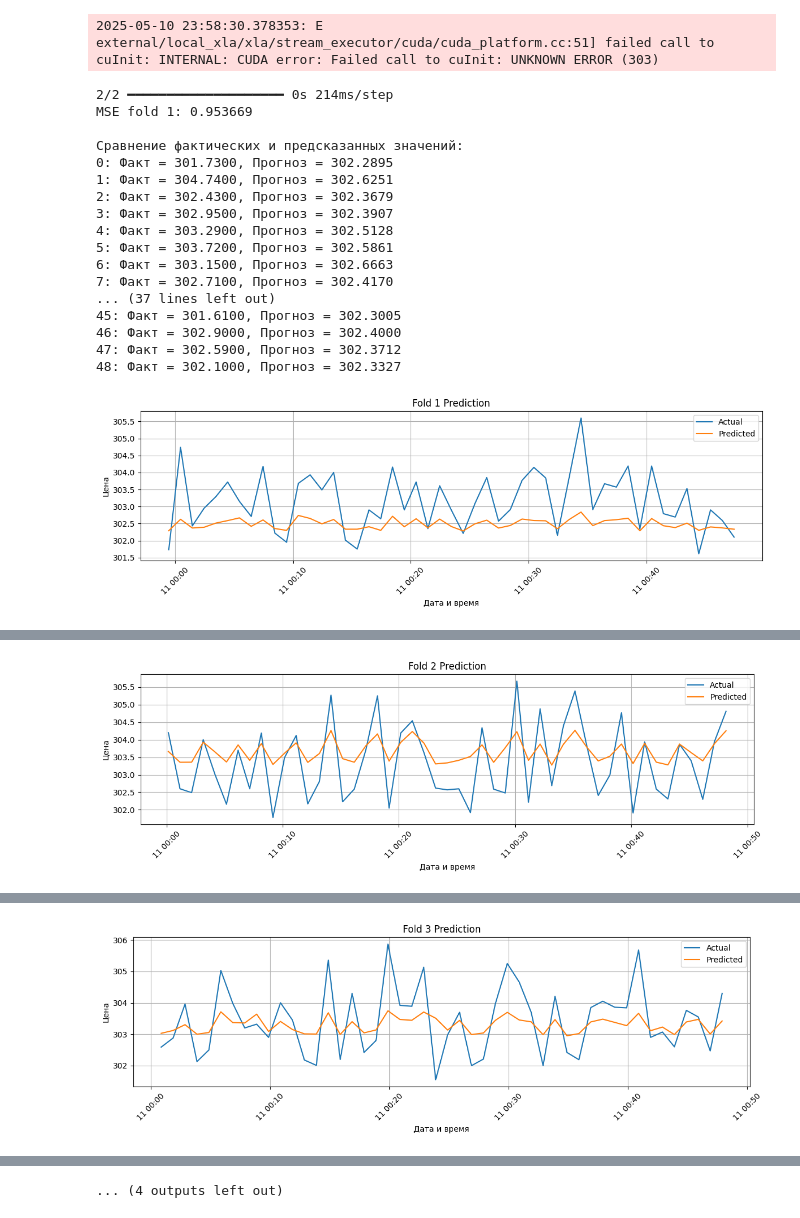
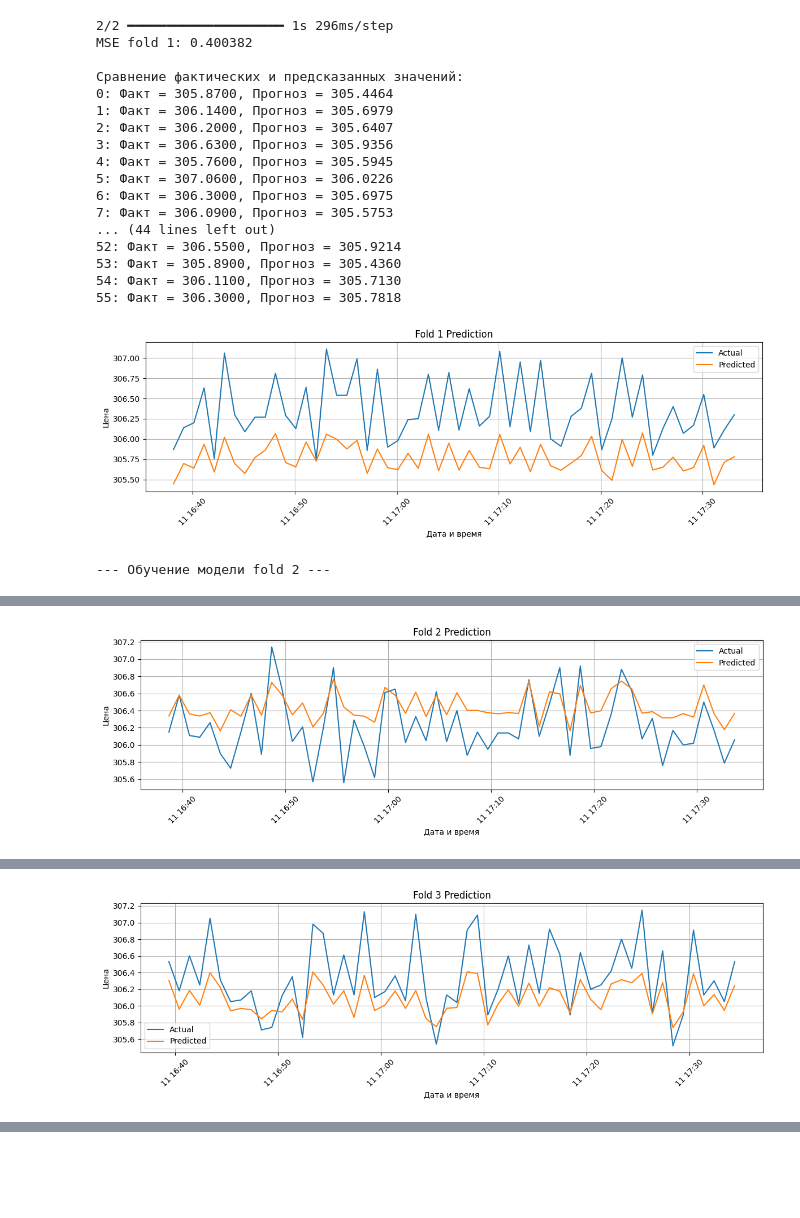
Before and after one commit to TsarevichAlexey/python_neuro_am, a Jupyter notebook: test_validation.ipynb, the cells around one changed output, grey strips where cells are left out. Drawn from its saved outputs; the diff is of its cells as text; code cells hidden in the pictures; blank space fills up the shorter version.

```diff
--- a/test_validation.ipynb
+++ b/test_validation.ipynb
@@ -17,11 +17,12 @@ from tensorflow.keras.callbacks import EarlyStopping
 from tinkoff.invest import Client, CandleInterval, RequestError
 from tinkoff.invest.utils import now, quotation_to_decimal
 
+
 TINKOFF_API_TOKEN = "t.He-UEc5Mfe_E2w9CVSlZsCrqyoFacn52Yut_rwdsK8EclvfaxLlju33-26Z2cW22w0dDKNK0cNpxsyXLSGZv-g"
 
 INSTRUMENT_FIGI = "BBG004730N88"
-DAYS_HISTORY = 10
-CANDLE_TIMEFRAME = CandleInterval.CANDLE_INTERVAL_10_MIN
+DAYS_HISTORY = 1
+CANDLE_TIMEFRAME = CandleInterval.CANDLE_INTERVAL_1_MIN
 N_STEPS_IN = 814
 N_STEPS_OUT = 100
 FEATURE_COLUMN = 'close'
@@ -49,12 +47,14 @@ def prepare_data(df, feature_col):
     values = df[[feature_col]].dropna().values.astype(float)
     return values, df[feature_col]
 # %%
-def split_sequences(data, n_steps_in, n_steps_out):
-    X, y = [], []
+def split_sequences(data, n_steps_in, n_steps_out, timestamps=None):
+    X, y, times = [], [], []
     for i in range(len(data) - n_steps_in - n_steps_out + 1):
         X.append(data[i:i+n_steps_in])
         y.append(data[i+n_steps_in:i+n_steps_in+n_steps_out])
-    return np.array(X), np.array(y)
+        if timestamps is not None:
+            times.append(timestamps[i + n_steps_in])  # метка времени начала прогноза
+    return np.array(X), np.array(y), np.array(times) if timestamps is not None else None
 # %%
 def build_lstm_model(n_steps_in, n_steps_out):
     model = Sequential()
@@ -120,10 +120,9 @@ def cross_validate_lstm(X, y, scaler, n_splits=4):
     print(f"\nВыбрана лучшая модель с MSE: {best_mse:.6f}")
     return best_model
 # %%
-def final_test(model, X_test, y_test, scaler, original_df, window_size):
+def final_test(model, X_test, y_test, scaler, original_df, window_size, times_test):
     preds = model.predict(X_test)
 
-    # Используем только первое значение прогноза (например, следующий момент)
     y_test_1step = y_test[:, 0]
     preds_1step = preds[:, 0]
 
@@ -133,13 +132,13 @@ def final_test(model, X_test, y_test, scaler, original_df, window_size):
     y_test_inv = scaler.inverse_transform(y_test_2d)
     preds_inv = scaler.inverse_transform(preds_2d)
 
-    dates = original_df.index[-len(y_test):][:len(y_test_inv)]
-
     result_df = pd.DataFrame({
-        'datetime': dates,
+        'datetime': times_test,
         'actual_close': y_test_inv.flatten(),
         'predicted_close': preds_inv.flatten()
     }).set_index('datetime')
+
+    result_df = result_df.sort_index()
 
     print("Сравнение фактических и предсказанных значений:")
     print(result_df)
@@ -164,10 +163,12 @@ diff_values, original_prices = prepare_data(df, FEATURE_COLUMN)
 scaler = MinMaxScaler().fit(diff_values)
 scaled = scaler.transform(diff_values)
 
-X_all, y_all = split_sequences(scaled, N_STEPS_IN, N_STEPS_OUT)
+X_all, y_all, all_times = split_sequences(scaled, N_STEPS_IN, N_STEPS_OUT, df.index)
 X_all = X_all.reshape((X_all.shape[0], X_all.shape[1], 1))
 
-X_trainval, X_test, y_trainval, y_test = train_test_split(X_all, y_all, test_size=0.2, shuffle=True, random_state=42)
+X_trainval, X_test, y_trainval, y_test, times_trainval, times_test = train_test_split(
+    X_all, y_all, all_times, test_size=0.2, shuffle=True, random_state=42
+)
 best_model = cross_validate_lstm(X_trainval, y_trainval, scaler, n_splits=4)
 window_size = 30
 final_test(
@@ -176,7 +177,8 @@ final_test(
     y_test,         # правильные ответы (нормализованные)
     scaler,         # объект MinMaxScaler
     df,             # исходный DataFrame с колонками и datetime-индексом
-    window_size    # размер скользящего окна, который ты использовал при генерации X
+    window_size,    # размер скользящего окна, который ты использовал при генерации X
+    times_test
 )
 # %% [output]
 Исходные данные (первые и последние 5 строк):
@@ -195,20 +197,20 @@ time
 --- Обучение модели fold 1 ---
-2025-05-10 23:58:30.378353: E external/local_xla/xla/stream_executor/cuda/cuda_platform.cc:51] failed call to cuInit: INTERNAL: CUDA error: Failed call to cuInit: UNKNOWN ERROR (303)
+2/2 ━━━━━━━━━━━━━━━━━━━━ 1s 296ms/step
+MSE fold 1: 0.400382
+
+Сравнение фактических и предсказанных значений:
+0: Факт = 305.8700, Прогноз = 305.4464
+1: Факт = 306.1400, Прогноз = 305.6979
+2: Факт = 306.2000, Прогноз = 305.6407
+3: Факт = 306.6300, Прогноз = 305.9356
+4: Факт = 305.7600, Прогноз = 305.5945
+5: Факт = 307.0600, Прогноз = 306.0226
+6: Факт = 306.3000, Прогноз = 305.6975
+7: Факт = 306.0900, Прогноз = 305.5753
+... (44 lines left out)
+52: Факт = 306.5500, Прогноз = 305.9214
+53: Факт = 305.8900, Прогноз = 305.4360
+54: Факт = 306.1100, Прогноз = 305.7130
+55: Факт = 306.3000, Прогноз = 305.7818
+[figure, new version]
-2/2 ━━━━━━━━━━━━━━━━━━━━ 0s 214ms/step
-MSE fold 1: 0.953669
-
-Сравнение фактических и предсказанных значений:
-0: Факт = 301.7300, Прогноз = 302.2895
-1: Факт = 304.7400, Прогноз = 302.6251
-2: Факт = 302.4300, Прогноз = 302.3679
-3: Факт = 302.9500, Прогноз = 302.3907
-4: Факт = 303.2900, Прогноз = 302.5128
-5: Факт = 303.7200, Прогноз = 302.5861
-6: Факт = 303.1500, Прогноз = 302.6663
-7: Факт = 302.7100, Прогноз = 302.4170
-... (37 lines left out)
-45: Факт = 301.6100, Прогноз = 302.3005
-46: Факт = 302.9000, Прогноз = 302.4000
-47: Факт = 302.5900, Прогноз = 302.3712
-48: Факт = 302.1000, Прогноз = 302.3327
+--- Обучение модели fold 2 ---
-[figure, old version]
@@ -215,0 +234 @@ MSE fold 1: 0.953669
+[figure, new version]
@@ -233 +235,0 @@ MSE fold 2: 0.720801
-[figure, old version]
@@ -234,0 +253 @@ MSE fold 2: 0.720801
+[figure, new version]
@@ -252 +254,0 @@ MSE fold 3: 0.765321
-[figure, old version]
@@ -271 +273,0 @@ MSE fold 4: 0.681426
-... (4 outputs left out)
```
Also changed, not shown: parts of 3 cells of this notebook, 2 other files.
